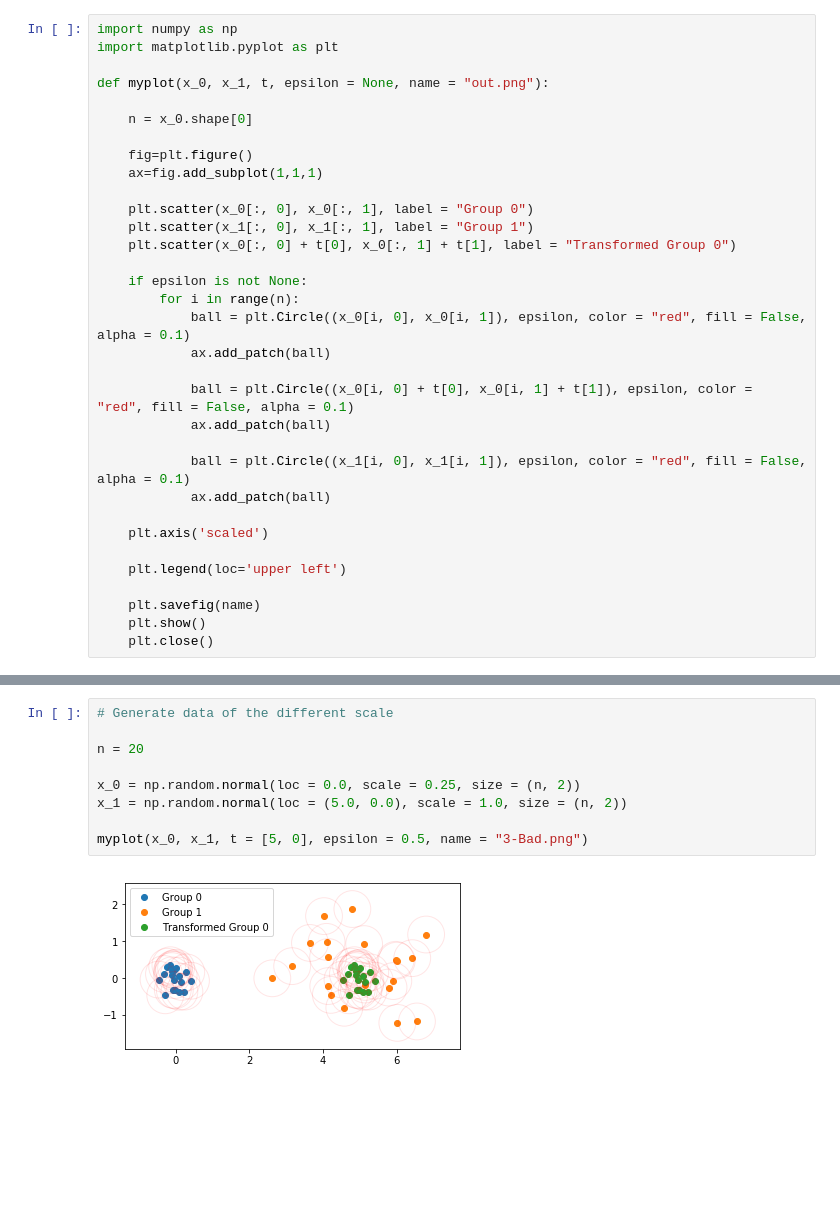
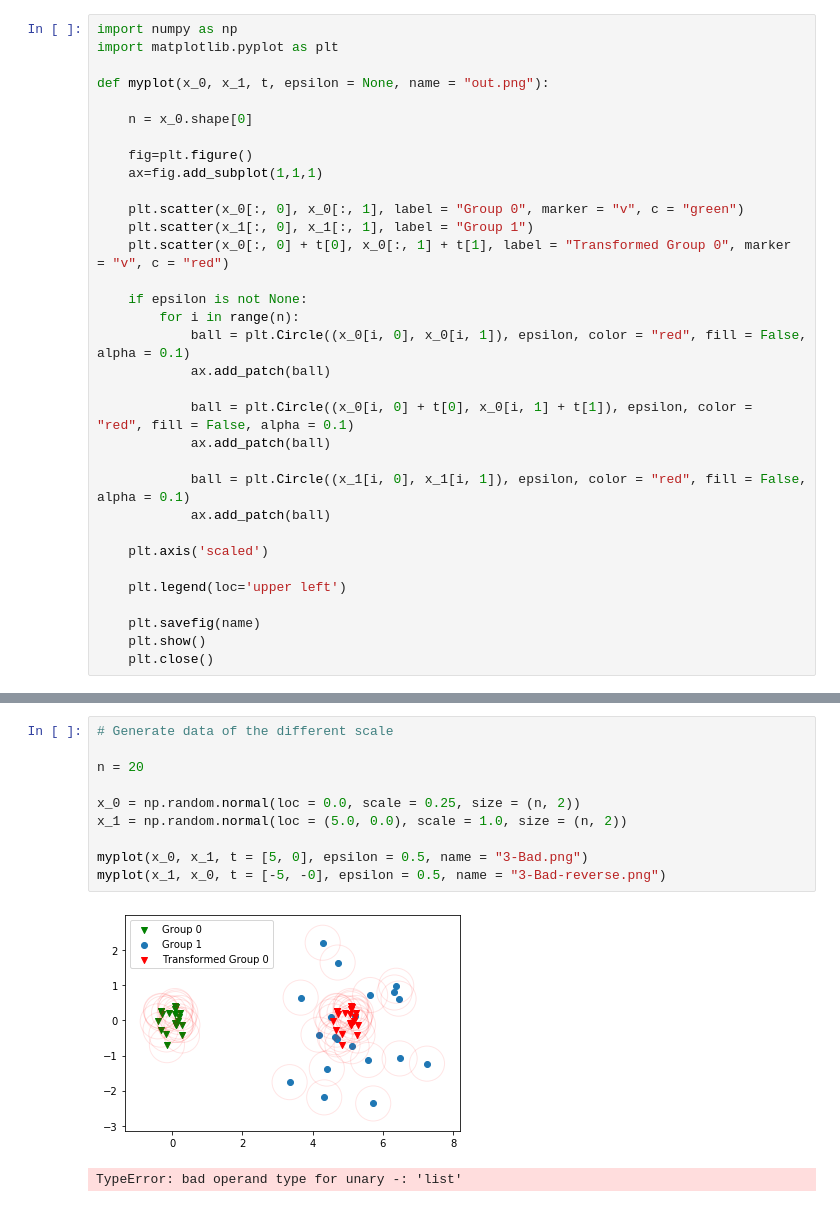
Before and after one commit to GDPlumb/ELDR, a Jupyter notebook: MiscFigures/Section3Example.ipynb, the cells around one changed output, grey strips where cells are left out. Cells and saved outputs as stored; diff of their text form; blank space fills up the shorter version.

```diff
--- a/MiscFigures/Section3Example.ipynb
+++ b/MiscFigures/Section3Example.ipynb
@@ -9,9 +9,9 @@ def myplot(x_0, x_1, t, epsilon = None, name = "out.png"):
     fig=plt.figure()
     ax=fig.add_subplot(1,1,1)
 
-    plt.scatter(x_0[:, 0], x_0[:, 1], label = "Group 0")
+    plt.scatter(x_0[:, 0], x_0[:, 1], label = "Group 0", marker = "v", c = "green")
     plt.scatter(x_1[:, 0], x_1[:, 1], label = "Group 1")
-    plt.scatter(x_0[:, 0] + t[0], x_0[:, 1] + t[1], label = "Transformed Group 0")
+    plt.scatter(x_0[:, 0] + t[0], x_0[:, 1] + t[1], label = "Transformed Group 0", marker = "v", c = "red")
 
     if epsilon is not None:
         for i in range(n):
@@ -45,11 +45,13 @@ myplot(x_0, x_1, [5, 0], epsilon = 0.5, name = "3-Good.png")
 # %%
 # Generate data of the different scale
 
 n = 20
 
 x_0 = np.random.normal(loc = 0.0, scale = 0.25, size = (n, 2))
 x_1 = np.random.normal(loc = (5.0, 0.0), scale = 1.0, size = (n, 2))
 
 myplot(x_0, x_1, t = [5, 0], epsilon = 0.5, name = "3-Bad.png")
+myplot(x_1, x_0, t = [-5, -0], epsilon = 0.5, name = "3-Bad-reverse.png")
 # %% [output]
-[figure, old version]
+[figure, new version]
+TypeError: bad operand type for unary -: 'list'
```
Also changed, not shown: parts of 1 cell of this notebook, 3 other files.
